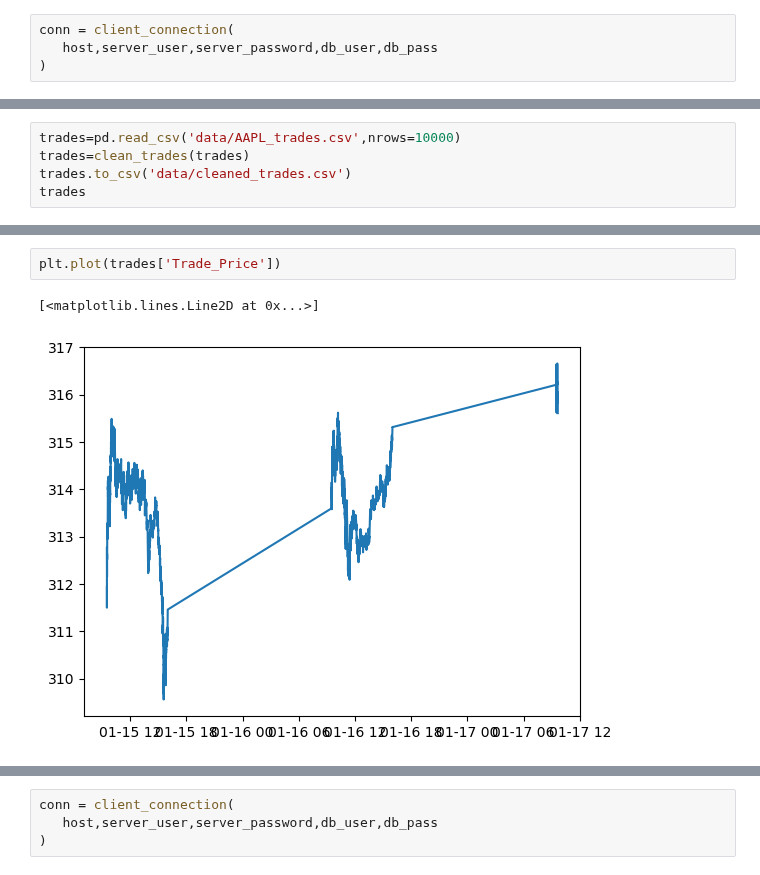
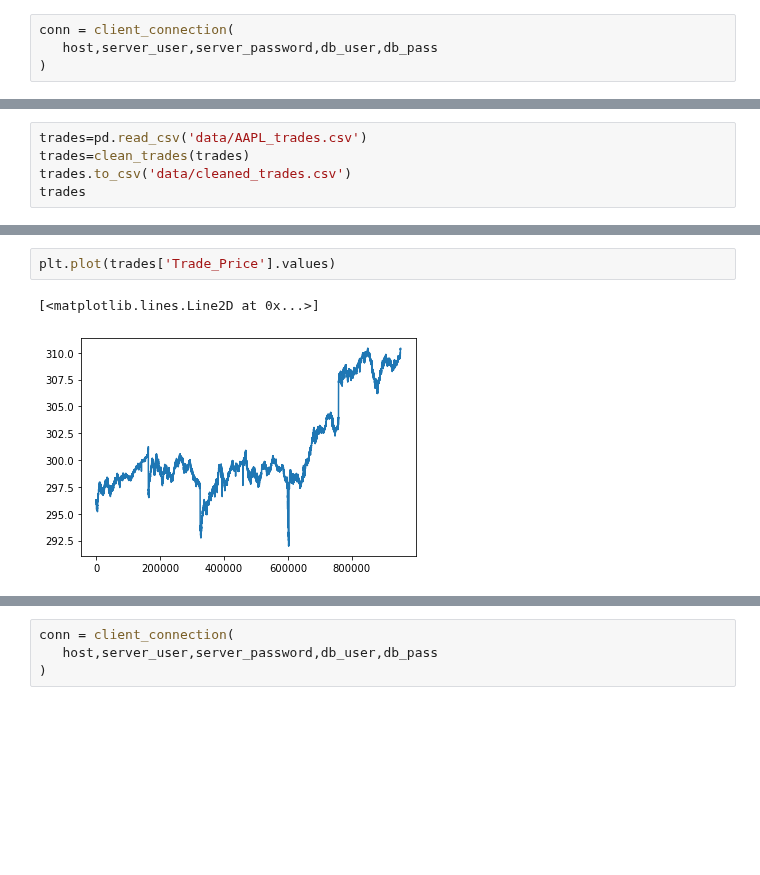
Before and after one commit to AMS-QF/TAQ-Data, a Jupyter notebook: Example_Data_NB.ipynb, the cells around one changed output, grey strips where cells are left out. Cells and saved outputs as stored; diff of their text form; blank space fills up the shorter version.

```diff
--- a/Example_Data_NB.ipynb
+++ b/Example_Data_NB.ipynb
@@ -54,6 +56,6 @@ Trade Query for N AAPL 2020-01-15 2020-01-30
 INFO:paramiko.transport.sftp:[chan 1] Opened sftp connection (server version 3)
 # %%
-trades=pd.read_csv('data/AAPL_trades.csv',nrows=10000)
+trades=pd.read_csv('data/AAPL_trades.csv')
 trades=clean_trades(trades)
 trades.to_csv('data/cleaned_trades.csv')
 trades
@@ -74,6 +76,6 @@ trades
 # %%
-plt.plot(trades['Trade_Price'])
+plt.plot(trades['Trade_Price'].values)
 # %% [output]
 [<matplotlib.lines.Line2D at 0x...>]
-[figure, old version]
+[figure, new version]
 # %%
```
Also changed, not shown: parts of 15 cells of this notebook.
